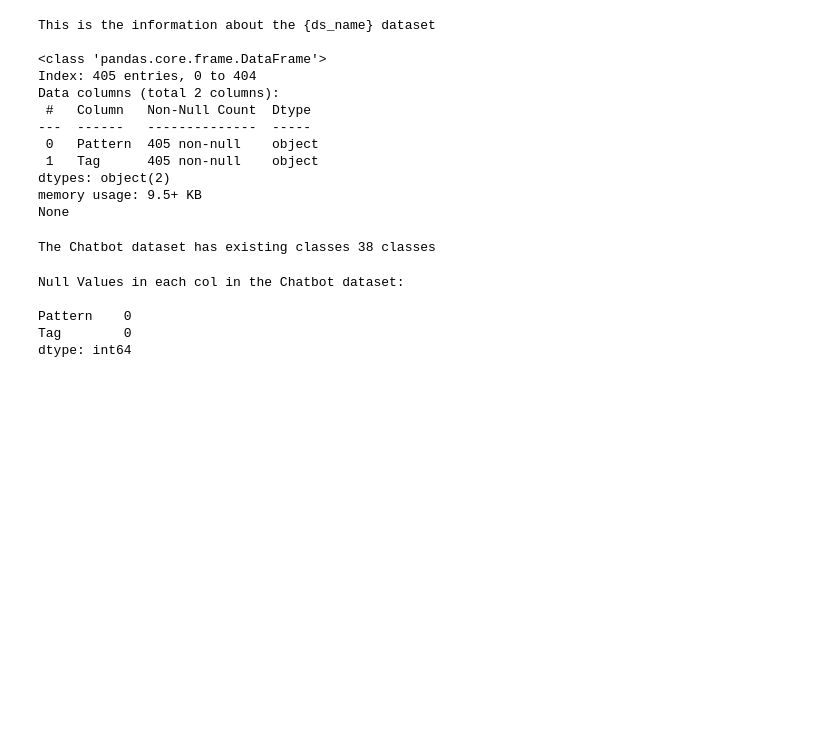
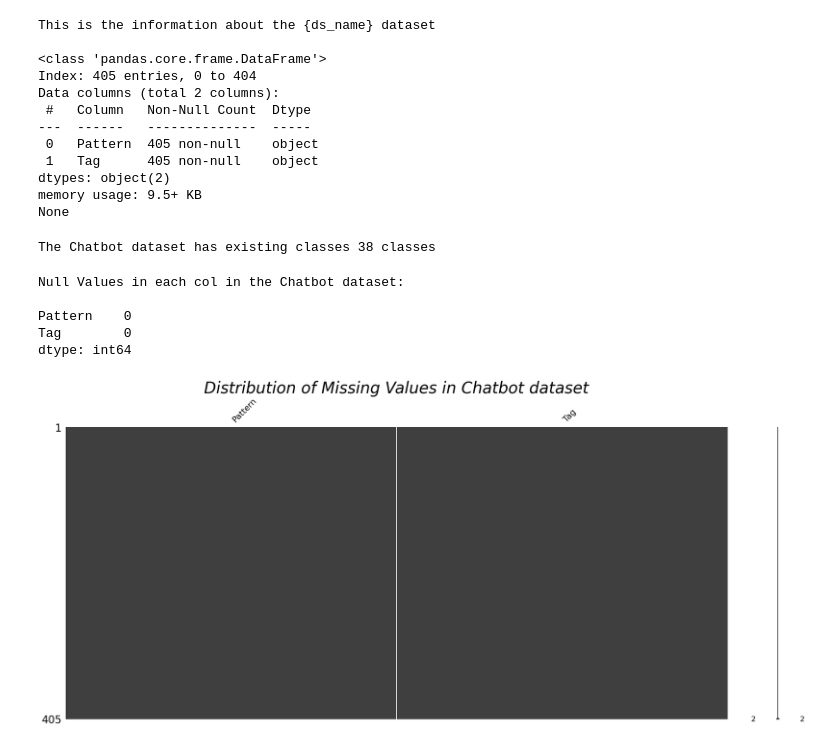
Before and after one commit to granger-p/chatbot, a Jupyter notebook: ai_chatbots.ipynb, the cells around one changed output. Drawn from its saved outputs; the diff is of its cells as text; code cells hidden in the pictures; blank space fills up the shorter version.

```diff
--- a/ai_chatbots.ipynb
+++ b/ai_chatbots.ipynb
@@ -134,3 +134,12 @@ Null Values in each col in the Chatbot dataset:
 Pattern    0
 Tag        0
 dtype: int64
+# %%
+def plot_miss_vals(df, ds_name="df"):
+    msno.matrix(df)
+    plt.title(f'Distribution of Missing Values in {ds_name} dataset', fontsize=30, fontstyle='oblique')
+    plt.show()
+
+plot_miss_vals(df, "Chatbot")
+# %% [output]
+[figure, added]
```
Also changed, not shown: parts of 5 cells of this notebook.
